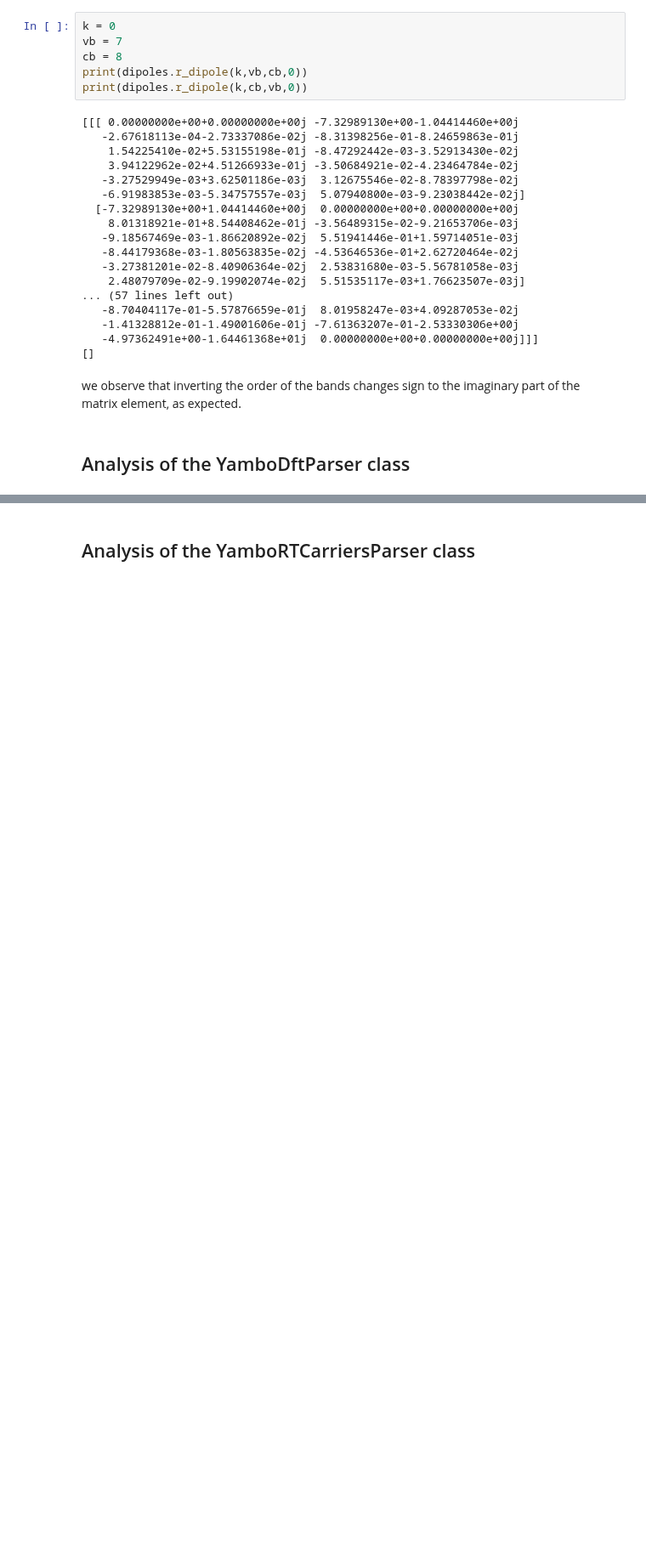
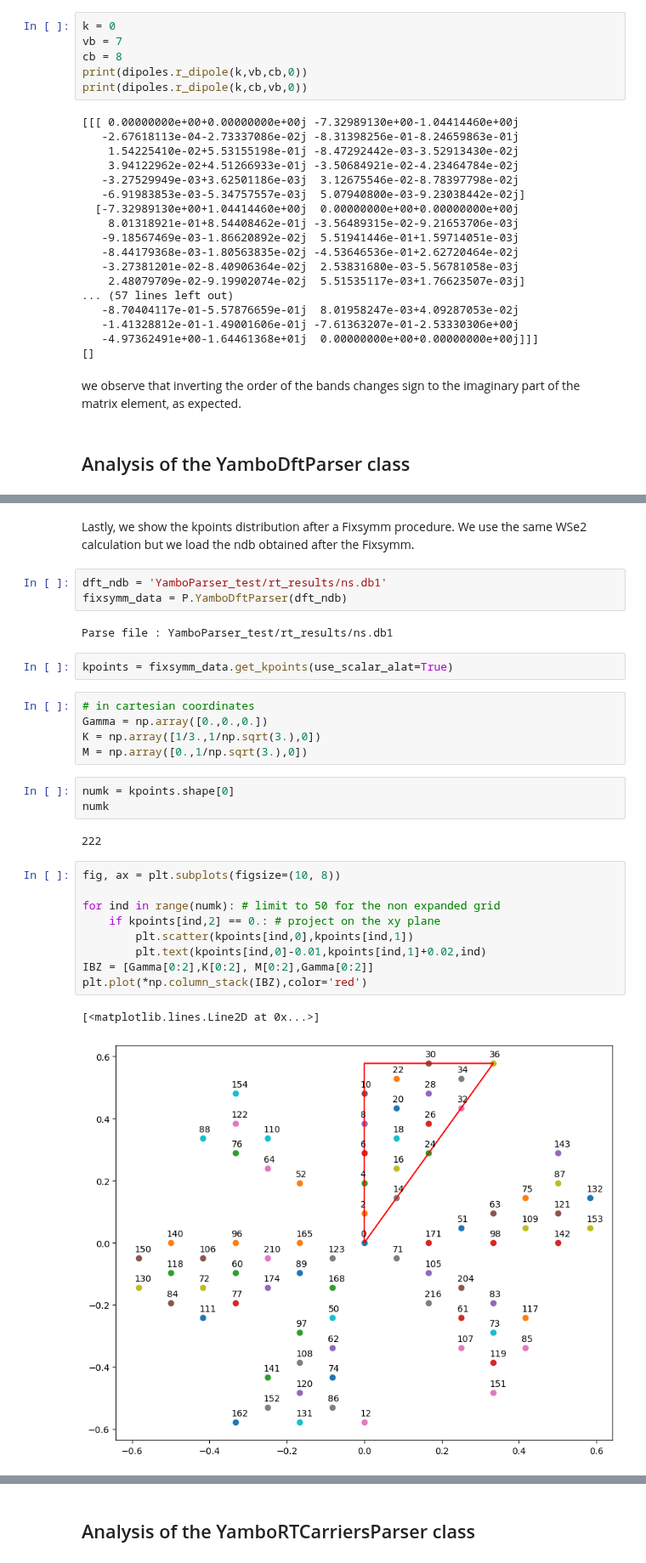
Before and after one commit to marcodalessandro76/MPPI, a Jupyter notebook: sphinx_source/tutorials/Tutorial_YamboParser.ipynb, the cells around one changed output, grey strips where cells are left out. Shown at 85% size. Drawn from its saved outputs; the diff is of its cells as text; blank space fills up the shorter version.

```diff
--- a/sphinx_source/tutorials/Tutorial_YamboParser.ipynb
+++ b/sphinx_source/tutorials/Tutorial_YamboParser.ipynb
@@ -769,0 +653,32 @@ Again the $k$ points are the same.
+# %% [markdown]
+Lastly, we show the kpoints distribution after a Fixsymm procedure. We use the same WSe2 calculation but we load the ndb
+obtained after the Fixsymm.
+# %%
+dft_ndb = 'YamboParser_test/rt_results/ns.db1'
+fixsymm_data = P.YamboDftParser(dft_ndb)
+# %% [output]
+Parse file : YamboParser_test/rt_results/ns.db1
+# %%
+kpoints = fixsymm_data.get_kpoints(use_scalar_alat=True)
+# %%
+# in cartesian coordinates
+Gamma = np.array([0.,0.,0.])
+K = np.array([1/3.,1/np.sqrt(3.),0])
+M = np.array([0.,1/np.sqrt(3.),0])
+# %%
+numk = kpoints.shape[0]
+numk
+# %% [output]
+222
+# %%
+fig, ax = plt.subplots(figsize=(10, 8))
+
+for ind in range(numk): # limit to 50 for the non expanded grid
+    if kpoints[ind,2] == 0.: # project on the xy plane
+        plt.scatter(kpoints[ind,0],kpoints[ind,1])
+        plt.text(kpoints[ind,0]-0.01,kpoints[ind,1]+0.02,ind)
+IBZ = [Gamma[0:2],K[0:2], M[0:2],Gamma[0:2]]
+plt.plot(*np.column_stack(IBZ),color='red')
+# %% [output]
+[<matplotlib.lines.Line2D at 0x...>]
+[figure, added]
```
Also changed, not shown: parts of 95 cells of this notebook, 8 other files.
